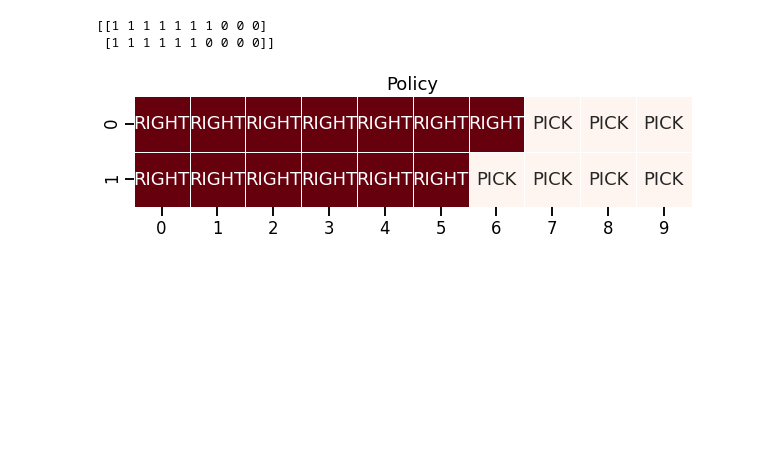
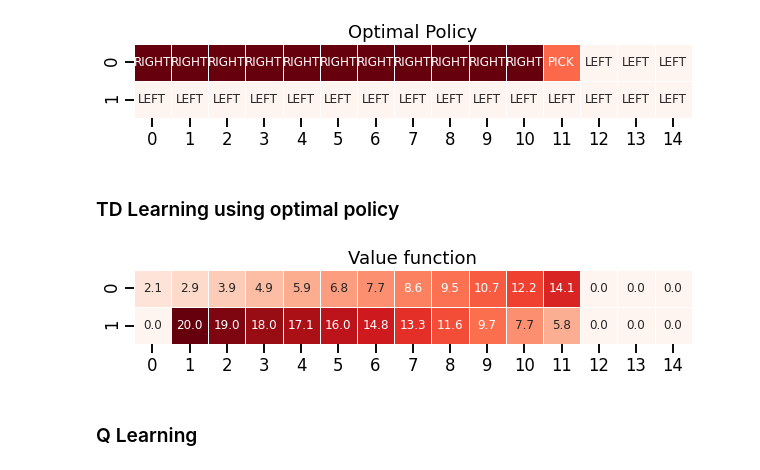
Before and after one commit to aja114/research_project, a Jupyter notebook: keygrid_env.ipynb, the cells around one changed output. Cells and saved outputs as stored; diff of their text form; code cells hidden in the pictures; blank space fills up the shorter version.

```diff
--- a/keygrid_env.ipynb
+++ b/keygrid_env.ipynb
@@ -1,14 +0,0 @@
-# %%
-%matplotlib inline
-%load_ext autoreload
-%autoreload 2
-
-import matplotlib
-import matplotlib.pyplot as plt
-
-import math
-import numpy as np
-import copy
-import pandas as pd
-import seaborn as sns
-sns.set_context("talk")
@@ -23,20 +0,0 @@ DISPLAY_EVERY_N_EPISODES = 10
-# %%
-def states_display(state_seq, title=None, figsize=(10,10), annot=True, fmt="0.1f", linewidths=.5, square=True, cbar=False, cmap="Reds", ax=None):
-    state_array = np.array(state_seq).T
-
-    if ax is None:
-        fig, ax = plt.subplots(figsize=figsize)
-
-    sns.heatmap(state_array, annot=annot, fmt=fmt, linewidths=linewidths, square=square, cbar=cbar, cmap=cmap, ax=ax)
-
-    if title is not None:
-        ax.set_title(title)
-
-    if ax is None:
-        plt.show()
-    else:
-        return ax
-
-def policy_display(policy):
-    labels = np.vectorize(lambda x: env.actions_dic[x])(policy)
-    states_display(policy.T, title="Policy", cbar=False, annot=labels, fmt='s')
@@ -840,4 +23,0 @@ class Reinforce:
-# %%
-env = gym.make('CartPole-v1')
-env._max_episode_steps = 300
-a = Reinforce(env)
@@ -874,3 +23,0 @@ a.play_ep(render=True)
-# %%
-env = gym.make('keygrid-v0', grid_length=8)
-a = Reinforce(env)
@@ -901,9 +24,6 @@ plt.plot(res)
-# %%
-policy  = np.array([env.actions[a.get_action(x)] for x in env.states])
-policy = policy.reshape((2, -1), order='F')
-policy_display(policy)
-print(policy)
-# %% [output]
-[[1 1 1 1 1 1 1 0 0 0]
- [1 1 1 1 1 1 0 0 0 0]]
-[figure, removed]
+# %%
+policy_display(env, env.opt_policy, title="Optimal Policy")
+# %% [output]
+[figure, added]
+# %% [markdown]
+### TD Learning using optimal policy
@@ -909,0 +32,8 @@ print(policy)
+# %%
+v_array = td_learning(env.opt_policy, env, display=False)
+
+_ = states_display(v_array, title="Value function")
+# %% [output]
+[figure, added]
+# %% [markdown]
+### Q Learning
```
Also changed, not shown: parts of 70 cells of this notebook, 9 other files.
